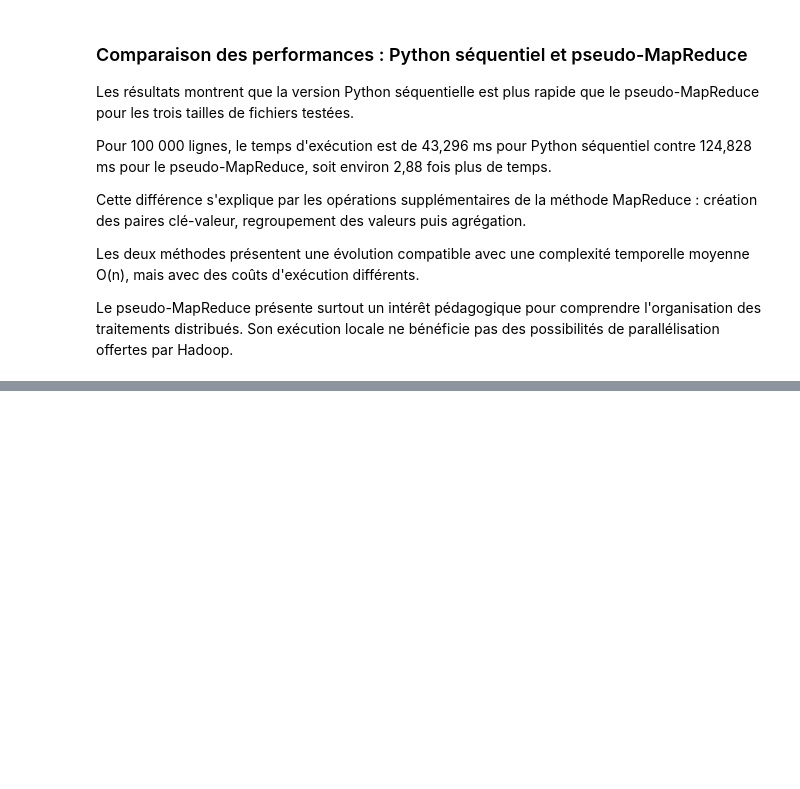
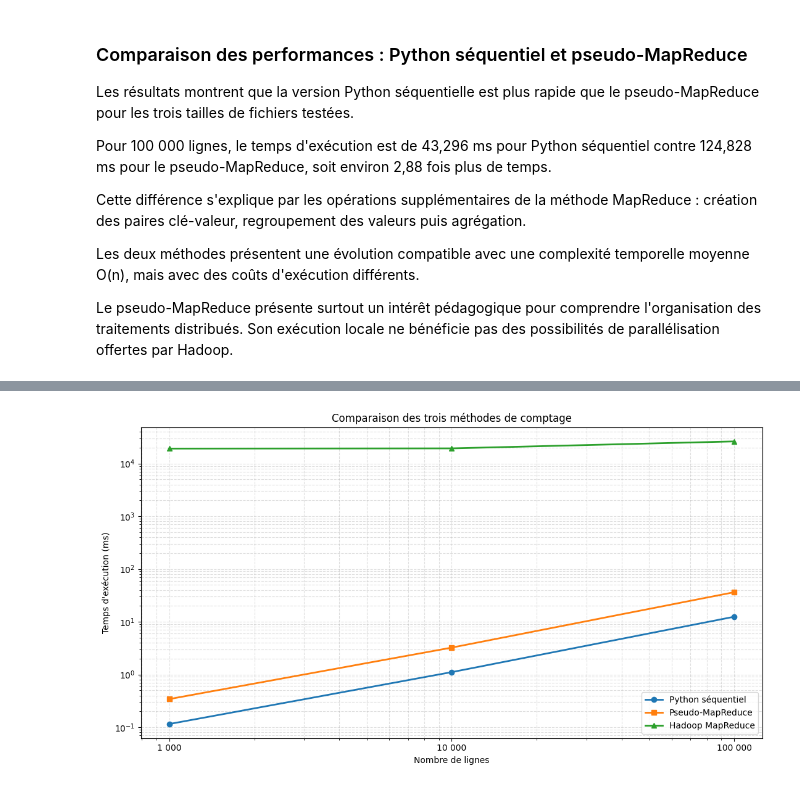
Before and after one commit to 13Nass/TP1_Comptage_Mots-FA-BigData, a Jupyter notebook: TP1_Comptage_Mots.ipynb, the cells around one changed output, grey strips where cells are left out. Saved outputs shown, nothing was run; the diff lists cells and outputs as text; code cells hidden in the pictures; blank space fills up the shorter version.

```diff
--- a/TP1_Comptage_Mots.ipynb
+++ b/TP1_Comptage_Mots.ipynb
@@ -446,0 +702,53 @@ Le pseudo-MapReduce présente surtout un intérêt pédagogique pour comprendre
+# %%
+
+import matplotlib.pyplot as plt
+
+plt.figure(figsize=(11, 6))
+
+# Version 1 : Python simple
+plt.plot(
+    tailles,
+    python_simple,
+    marker="o",
+    linewidth=2,
+    label="Python séquentiel"
+)
+
+# Version 2 : Pseudo-MapReduce
+plt.plot(
+    tailles,
+    pseudo_mapreduce,
+    marker="s",
+    linewidth=2,
+    label="Pseudo-MapReduce"
+)
+
+# Version 3 : Hadoop
+plt.plot(
+    tailles,
+    hadoop_medianes,
+    marker="^",
+    linewidth=2,
+    label="Hadoop MapReduce"
+)
+
+# Échelles logarithmiques
+plt.xscale("log")
+plt.yscale("log")
+
+plt.xticks(
+    tailles,
+    ["1 000", "10 000", "100 000"]
+)
+
+plt.xlabel("Nombre de lignes")
+plt.ylabel("Temps d'exécution (ms)")
+plt.title("Comparaison des trois méthodes de comptage")
+
+plt.grid(True, which="both", linestyle="--", alpha=0.4)
+plt.legend()
+plt.tight_layout()
+
+plt.show()
+# %% [output]
+[figure, added]
```
Also changed, not shown: parts of 11 cells of this notebook.
